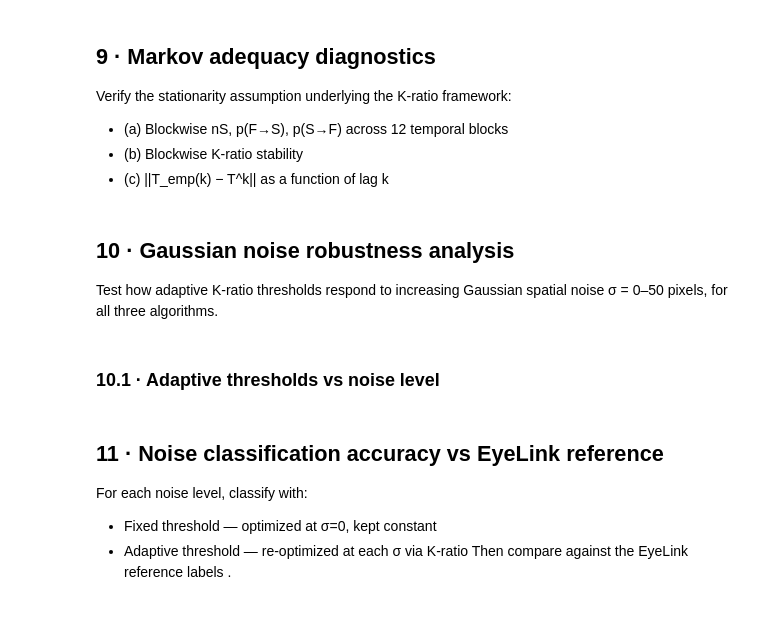
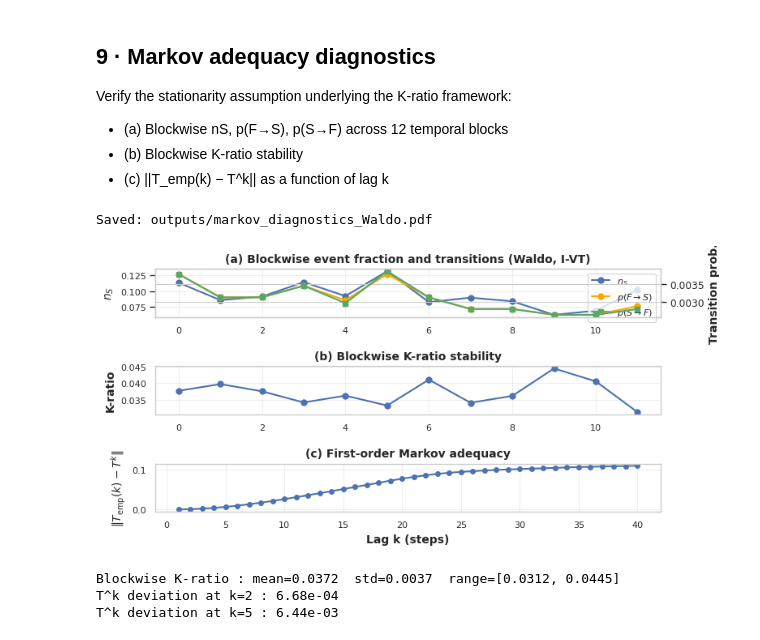
Before and after one commit to shailendrabhandari/adaptive-threshold-eyetracking, a Jupyter notebook: example_notebook.ipynb, the cells around one changed output. Saved outputs shown, nothing was run; the diff lists cells and outputs as text; code cells hidden in the pictures.

```diff
--- a/example_notebook.ipynb
+++ b/example_notebook.ipynb
@@ -33,16 +35,16 @@ print("Imports OK")
 # %% [markdown]
 ## 1 · Configuration
 # %%
-#DATA_DIR        = "../extracted_waldo"   # folder with .txt EyeLink files
-DATA_DIR        = "../extracted_randomPixel"   # folder with .txt EyeLink files
+DATA_DIR        = "../extracted_waldo"   # folder with .txt EyeLink files
+#DATA_DIR        = "../extracted_randomPixel"   # folder with .txt EyeLink files
 MAX_FILES       = 15                  # set to 2-3 for a quick demo run
-REMOVE_NANBEFORE = 500                # NaN margin parameter (original algorithm)
-SAMPLE_SIZE     = 200000              # samples used for noise sweep
+REMOVE_NANBEFORE = 500
+SAMPLE_SIZE     = 20000             # samples used for noise sweep
 NOISE_LEVELS    = [0, 1, 2, 5, 10, 30, 40, 50]
 
 # I-DT parameters
 IDT_WINDOW_SIZE           = 10    # sliding window for dispersion series
-IDT_FIXED_DURATION_SAMPLES = 50   # min window run-length → fixation
+IDT_FIXED_DURATION_SAMPLES = 50
 
 print(f"Data directory : {DATA_DIR}")
 print(f"Max files      : {MAX_FILES}")
@@ -410,13 +463,15 @@ Verify the stationarity assumption underlying the K-ratio framework:
 - (c) ||T_emp(k) − T^k|| as a function of lag k
 # %%
 bw_results, lags, devs = plot_markov_diagnostics(
-    filtered_category_left,        # EyeLink reference labels, full sequence
+    filtered_category_left,
     n_blocks=12,
     max_lag=40,
-    save_path="../outputs/markov_diagnostics_Waldo.pdf",
+    save_path="outputs/markov_diagnostics_Waldo.pdf",
     title_suffix="(Waldo, I-VT)"
 )
+# %% [output]
+Saved: outputs/markov_diagnostics_Waldo.pdf
+[figure, added]
+Blockwise K-ratio : mean=0.0372  std=0.0037  range=[0.0312, 0.0445]
+T^k deviation at k=2 : 6.68e-04
+T^k deviation at k=5 : 6.44e-03
-# %% [markdown]
-## 10 · Gaussian noise robustness analysis
-Test how adaptive K-ratio thresholds respond to increasing Gaussian spatial noise
-σ = 0–50 pixels, for all three algorithms.
@@ -438,2 +477,0 @@ sweep = run_noise_sweep(
-# %% [markdown]
-### 10.1 · Adaptive thresholds vs noise level
@@ -484,6 +477,0 @@ plt.show()
-# %% [markdown]
-## 11 · Noise classification accuracy vs EyeLink reference
-For each noise level, classify with:
-- Fixed threshold — optimized at σ=0, kept constant
-- Adaptive threshold — re-optimized at each σ via K-ratio
-Then compare against the EyeLink reference labels .
```
Also changed, not shown: parts of 19 cells of this notebook, 6 other files.
